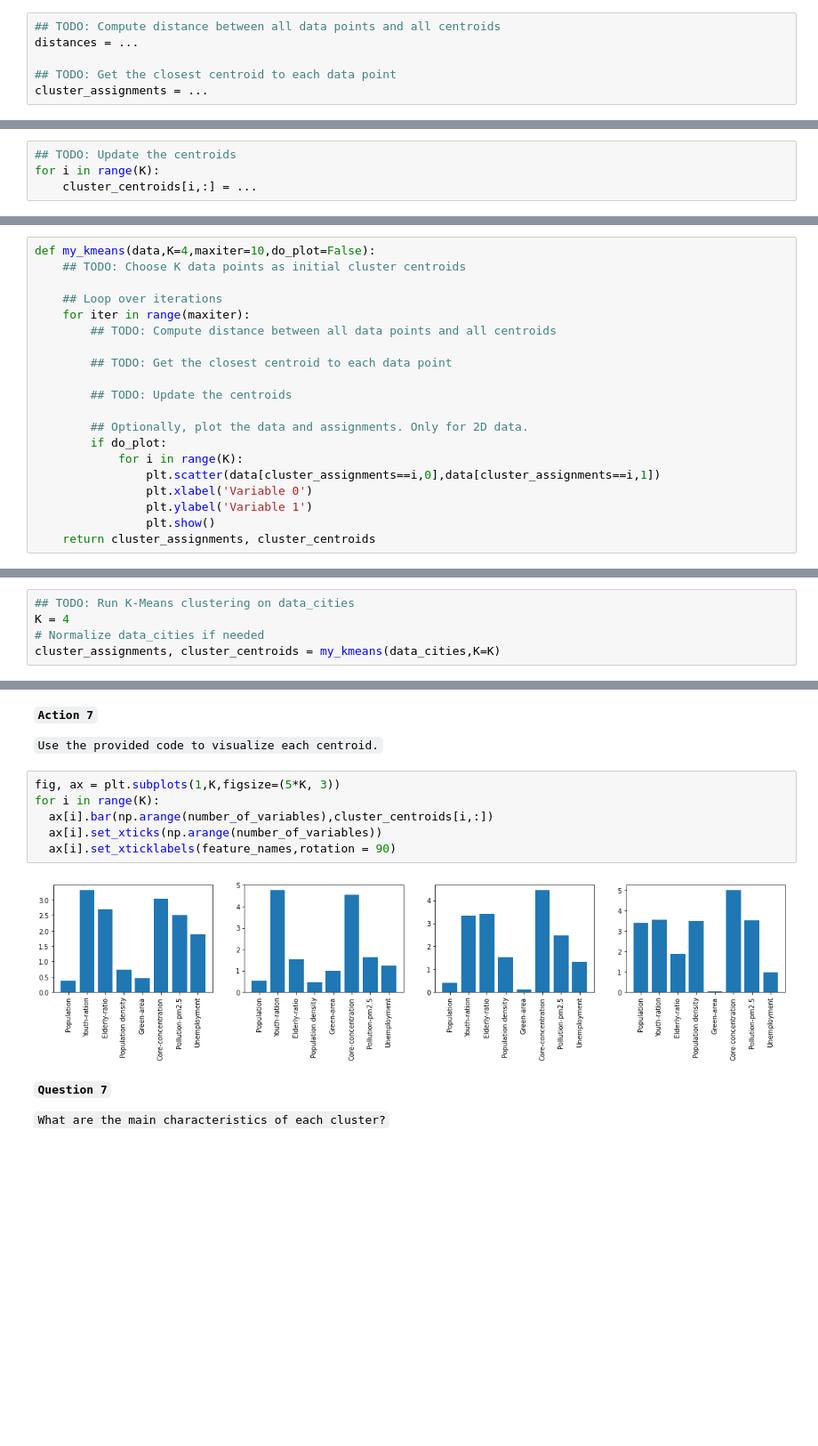
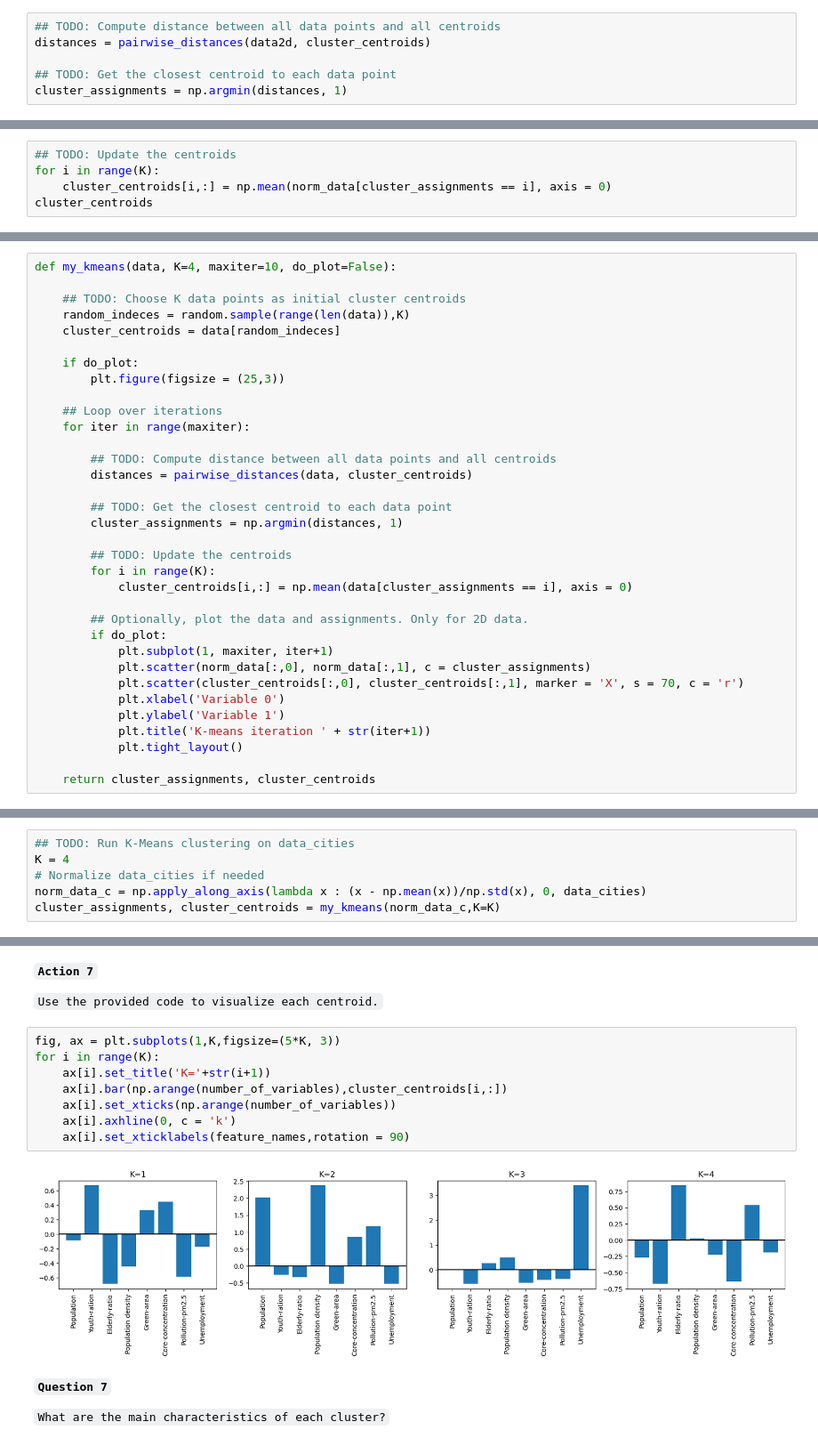
Before and after one commit to mdominguezd/MachineLearning_Project_MDD_LRI, a Jupyter notebook: Project/MGI_W3_groupwork_clustering.ipynb, the cells around one changed output, grey strips where cells are left out. Shown: that part at 89% size. Saved outputs shown, nothing was run; the diff lists cells and outputs as text; blank space fills up the shorter version.

```diff
--- a/Project/MGI_W3_groupwork_clustering.ipynb
+++ b/Project/MGI_W3_groupwork_clustering.ipynb
@@ -80,9 +82,9 @@ cluster_centroids = [np.random.rand(K)*(np.max(data2d[:,0]) - np.min(data2d[:,0]
 `` Compute distance between all data points and all centroids (which should result in a matrix of distances of shape [N,K], with N the number of data points and K the number of clusters) and get the closest centroid to each data point (which should result in a vector of shape [N] where each entry is an integer between 0 and K-1).``
 # %%
 ## TODO: Compute distance between all data points and all centroids
-distances = ...
+distances = pairwise_distances(data2d, cluster_centroids)
 
 ## TODO: Get the closest centroid to each data point
-cluster_assignments = ...
+cluster_assignments = np.argmin(distances, 1)
 # %%
 ## Plot the cluster assignments with this code
@@ -110,4 +151,5 @@ plt.show()
 # %%
 ## TODO: Update the centroids
 for i in range(K):
-    cluster_centroids[i,:] = ...
+    cluster_centroids[i,:] = np.mean(norm_data[cluster_assignments == i], axis = 0)
+cluster_centroids
@@ -120,24 +169,38 @@ for i in range(K):
 
 `` Fill in the following function definition to create your own K-Means function.``
 # %%
-def my_kmeans(data,K=4,maxiter=10,do_plot=False):
+def my_kmeans(data, K=4, maxiter=10, do_plot=False):
+
     ## TODO: Choose K data points as initial cluster centroids
+    random_indeces = random.sample(range(len(data)),K)
+    cluster_centroids = data[random_indeces]
+
+    if do_plot:
+        plt.figure(figsize = (25,3))
 
     ## Loop over iterations
     for iter in range(maxiter):
+
         ## TODO: Compute distance between all data points and all centroids
+        distances = pairwise_distances(data, cluster_centroids)
 
         ## TODO: Get the closest centroid to each data point
+        cluster_assignments = np.argmin(distances, 1)
 
         ## TODO: Update the centroids
+        for i in range(K):
+            cluster_centroids[i,:] = np.mean(data[cluster_assignments == i], axis = 0)
 
         ## Optionally, plot the data and assignments. Only for 2D data.
         if do_plot:
-            for i in range(K):
-                plt.scatter(data[cluster_assignments==i,0],data[cluster_assignments==i,1])
-                plt.xlabel('Variable 0')
-                plt.ylabel('Variable 1')
-                plt.show()
+            plt.subplot(1, maxiter, iter+1)
+            plt.scatter(norm_data[:,0], norm_data[:,1], c = cluster_assignments)
+            plt.scatter(cluster_centroids[:,0], cluster_centroids[:,1], marker = 'X', s = 70, c = 'r')
+            plt.xlabel('Variable 0')
+            plt.ylabel('Variable 1')
+            plt.title('K-means iteration ' + str(iter+1))
+            plt.tight_layout()
+
     return cluster_assignments, cluster_centroids
 # %%
 ## Run your implemented kmeans function on the 2D data
@@ -176,7 +248,8 @@ country_codes = np.array(country_codes)
 ## TODO: Run K-Means clustering on data_cities
 K = 4
 # Normalize data_cities if needed
-cluster_assignments, cluster_centroids = my_kmeans(data_cities,K=K)
+norm_data_c = np.apply_along_axis(lambda x : (x - np.mean(x))/np.std(x), 0, data_cities)
+cluster_assignments, cluster_centroids = my_kmeans(norm_data_c,K=K)
 # %% [markdown]
 **``Question 6``**
 
@@ -188,11 +276,13 @@ cluster_assignments, cluster_centroids = my_kmeans(data_cities,K=K)
 # %%
 fig, ax = plt.subplots(1,K,figsize=(5*K, 3))
 for i in range(K):
-  ax[i].bar(np.arange(number_of_variables),cluster_centroids[i,:])
-  ax[i].set_xticks(np.arange(number_of_variables))
-  ax[i].set_xticklabels(feature_names,rotation = 90)
+    ax[i].set_title('K='+str(i+1))
+    ax[i].bar(np.arange(number_of_variables),cluster_centroids[i,:])
+    ax[i].set_xticks(np.arange(number_of_variables))
+    ax[i].axhline(0, c = 'k')
+    ax[i].set_xticklabels(feature_names,rotation = 90)
 # %% [output]
-[figure, old version]
+[figure, new version]
 # %% [markdown]
 **``Question 7``**
 
```
Also changed, not shown: parts of 18 cells of this notebook.
